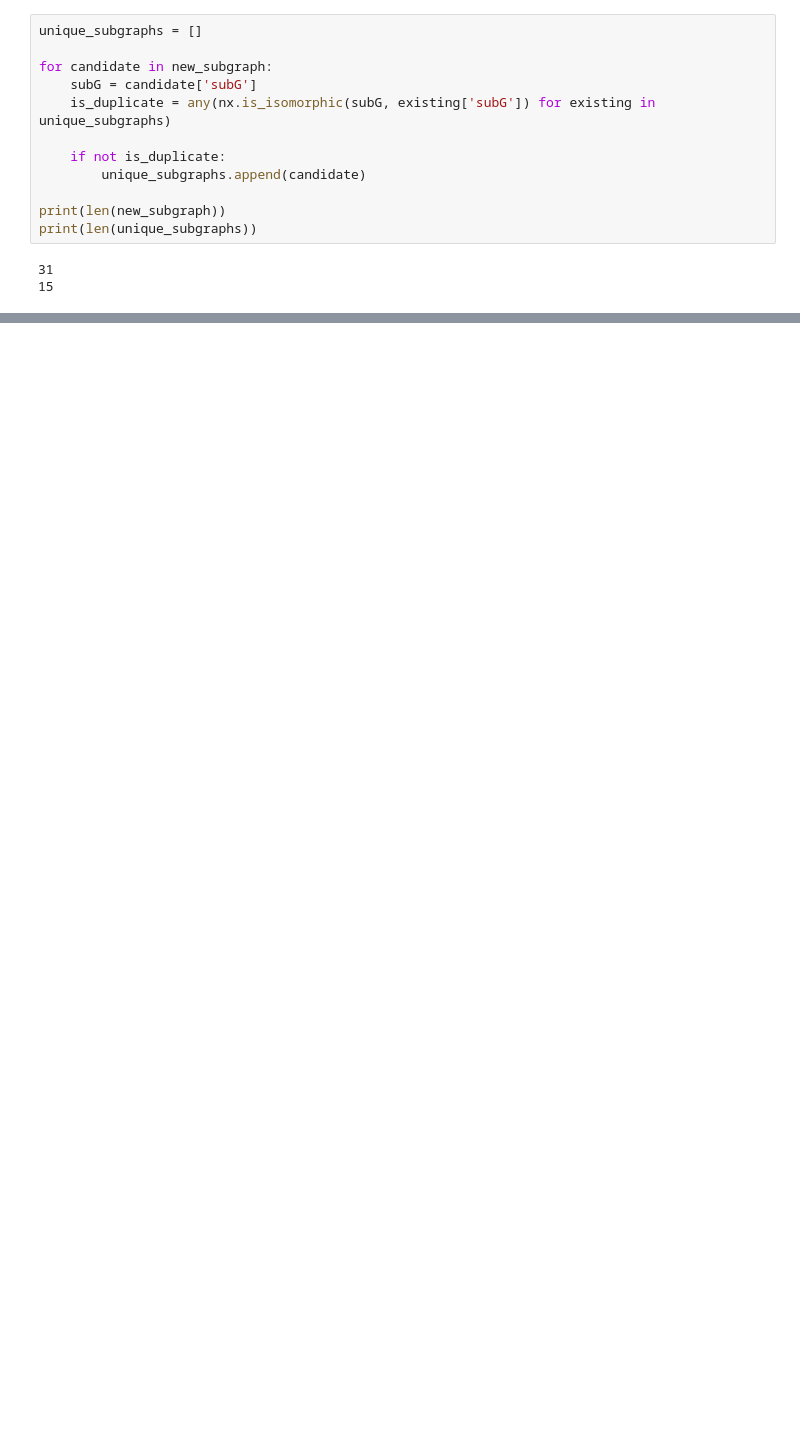
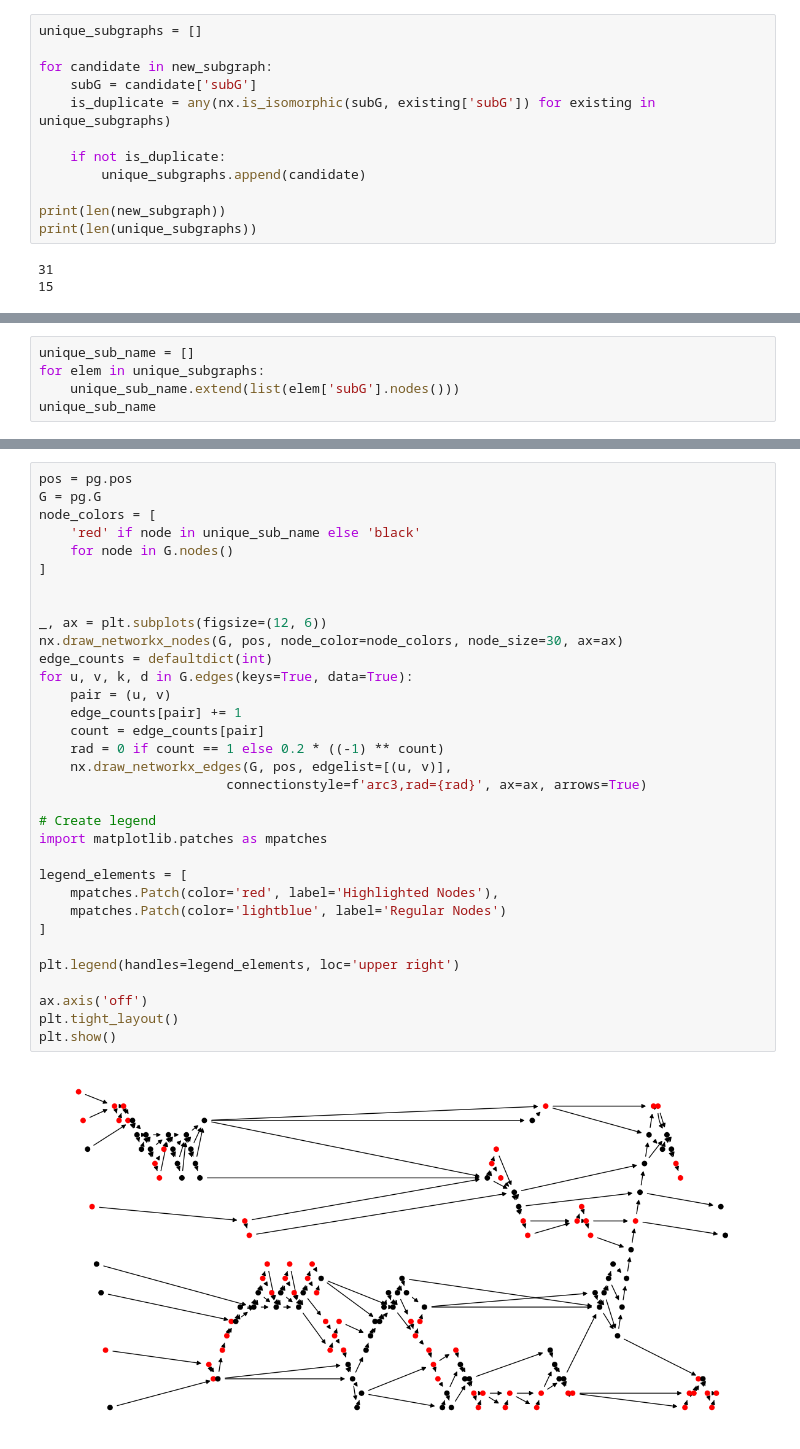
Before and after one commit to 24shiny/Quantum-transpilation, a Jupyter notebook: circuit_optimization/hw_independent/storage/joint_opt_12_updated.ipynb, the cells around one changed output, grey strips where cells are left out. Saved outputs shown, nothing was run; the diff lists cells and outputs as text; blank space fills up the shorter version.

```diff
--- a/circuit_optimization/hw_independent/storage/joint_opt_12_updated.ipynb
+++ b/circuit_optimization/hw_independent/storage/joint_opt_12_updated.ipynb
@@ -271,0 +311,5 @@ print(len(unique_subgraphs))
+# %%
+unique_sub_name = []
+for elem in unique_subgraphs:
+    unique_sub_name.extend(list(elem['subG'].nodes()))
+unique_sub_name
@@ -272,3 +334,38 @@ print(len(unique_subgraphs))
+# %%
+pos = pg.pos
+G = pg.G
+node_colors = [
+    'red' if node in unique_sub_name else 'black'
+    for node in G.nodes()
+]
+
+
+_, ax = plt.subplots(figsize=(12, 6))
+nx.draw_networkx_nodes(G, pos, node_color=node_colors, node_size=30, ax=ax)
+edge_counts = defaultdict(int)
+for u, v, k, d in G.edges(keys=True, data=True):
+    pair = (u, v)
+    edge_counts[pair] += 1
+    count = edge_counts[pair]
+    rad = 0 if count == 1 else 0.2 * ((-1) ** count)
+    nx.draw_networkx_edges(G, pos, edgelist=[(u, v)],
+                        connectionstyle=f'arc3,rad={rad}', ax=ax, arrows=True)
+
+# Create legend
+import matplotlib.patches as mpatches
+
+legend_elements = [
+    mpatches.Patch(color='red', label='Highlighted Nodes'),
+    mpatches.Patch(color='lightblue', label='Regular Nodes')
+]
+
+plt.legend(handles=legend_elements, loc='upper right')
+
+ax.axis('off')
+plt.tight_layout()
+plt.show()
+# %% [output]
+[figure, added]
 # %%
 draw_subgraphs(unique_subgraphs)
 # %% [output]
```
Also changed, not shown: parts of 4 cells of this notebook.
